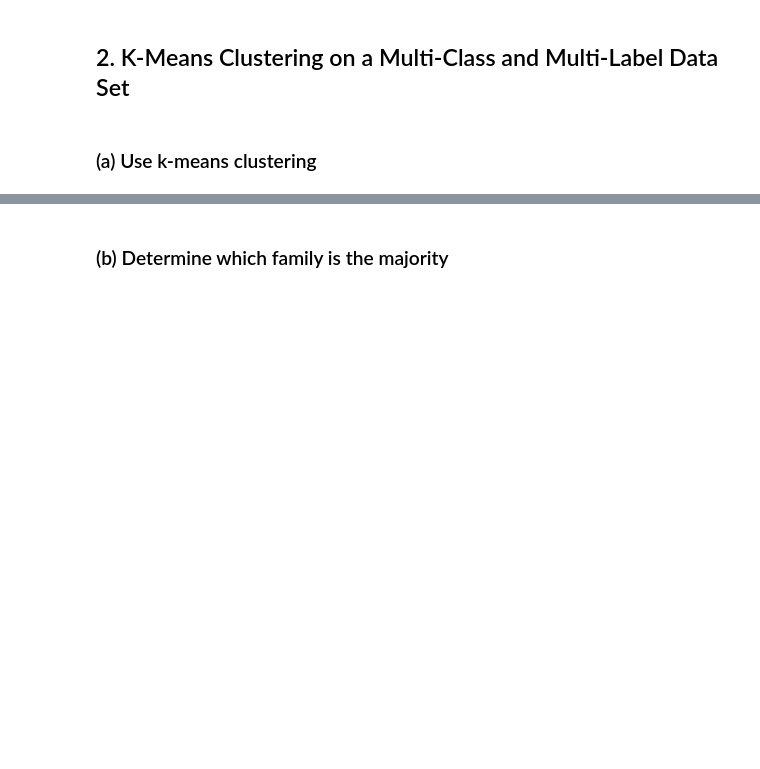
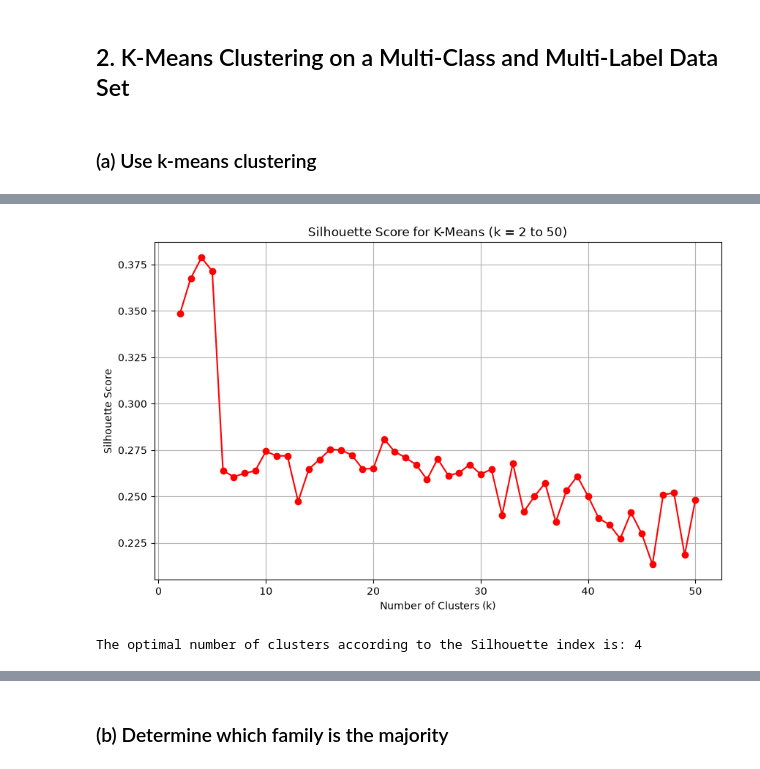
Before and after one commit to claudia-z712/HW_7, a Jupyter notebook: Zambrano_Claudia_HW7.ipynb, the cells around one changed output, grey strips where cells are left out. Drawn from its saved outputs; the diff is of its cells as text; code cells hidden in the pictures; blank space fills up the shorter version.

```diff
--- a/Zambrano_Claudia_HW7.ipynb
+++ b/Zambrano_Claudia_HW7.ipynb
@@ -59,0 +230,28 @@ Test set size: (2159, 26)
+# %%
+# Extract the 22 MFCCs features from the entire dataset
+X_all = df[features]
+
+k_values = list(range(2, 51))
+silhouette_scores = []
+
+for k in k_values:
+    kmeans = KMeans(n_clusters=k, random_state=7, n_init=10)
+    labels = kmeans.fit_predict(X_all)
+    score = silhouette_score(X_all, labels)
+    silhouette_scores.append(score)
+
+# Plot the Silhouette scores
+plt.figure(figsize=(10, 6))
+plt.plot(k_values, silhouette_scores, marker='o', linestyle='-', color='r')
+plt.title('Silhouette Score for K-Means (k = 2 to 50)')
+plt.xlabel('Number of Clusters (k)')
+plt.ylabel('Silhouette Score')
+plt.grid(True)
+plt.show()
+
+# Find the optimal k based on the maximum Silhouette score
+best_k_sil = k_values[np.argmax(silhouette_scores)]
+print(f"The optimal number of clusters according to the Silhouette index is: {best_k_sil}")
+# %% [output]
+[figure, added]
+The optimal number of clusters according to the Silhouette index is: 4
```
Also changed, not shown: parts of 16 cells of this notebook, 1 other file.
